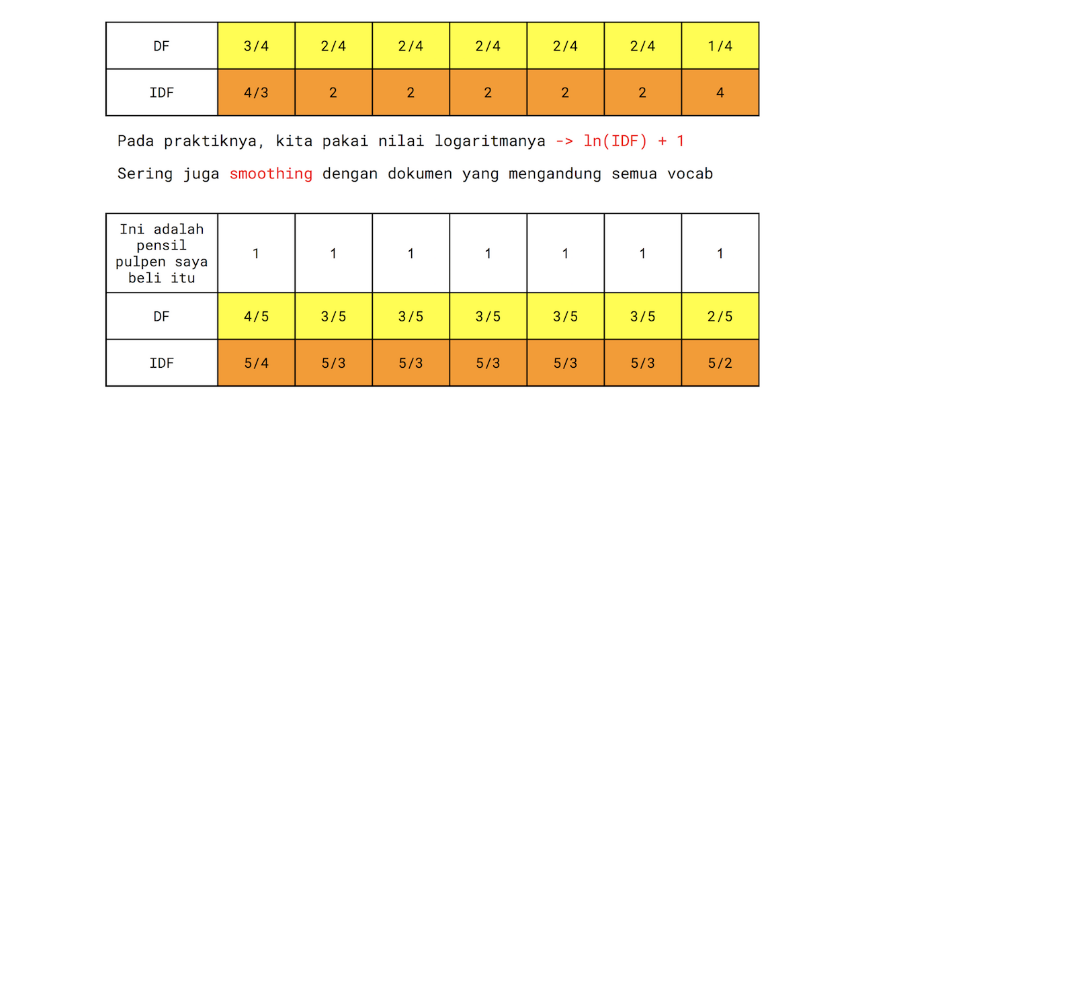
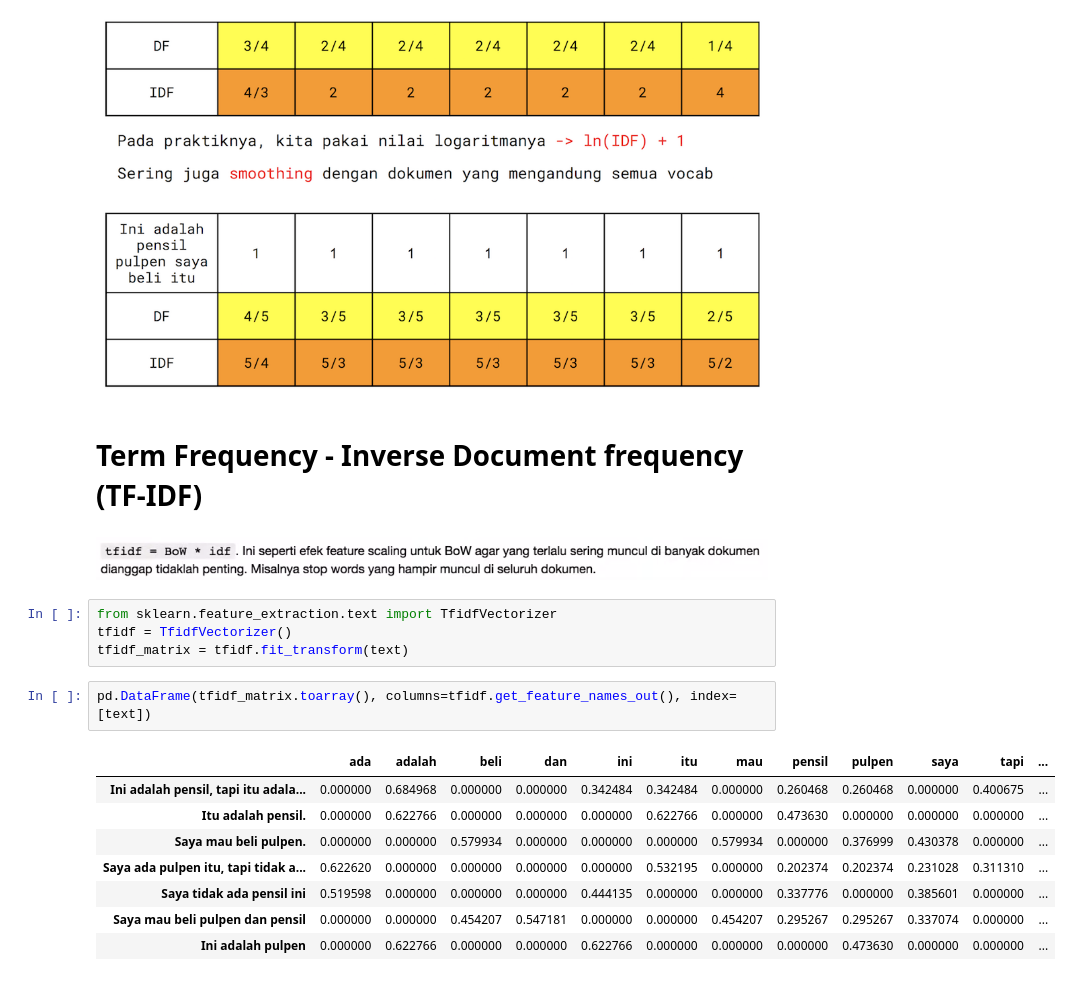
Before and after one commit to FransiscoReadyPermana/unstructured_data, a Jupyter notebook: 12 - Text Data/Part 2 - BoW and TFIDF.ipynb, the cells around one changed output. Saved outputs shown, nothing was run; the diff lists cells and outputs as text; blank space fills up the shorter version.

Commit message:
4-2 | Unstructured Data - Text end

```diff
--- a/12 - Text Data/Part 2 - BoW and TFIDF.ipynb
+++ b/12 - Text Data/Part 2 - BoW and TFIDF.ipynb
@@ -51,3 +51,22 @@ illustration.inverse_df
 illustration.practical_idf
 # %% [output]
 [figure]
+# %% [markdown]
+# Term Frequency - Inverse Document frequency (TF-IDF)
+# %% [markdown]
+![image.png](attachment:image.png)
+# %%
+from sklearn.feature_extraction.text import TfidfVectorizer
+tfidf = TfidfVectorizer()
+tfidf_matrix = tfidf.fit_transform(text)
+# %%
+pd.DataFrame(tfidf_matrix.toarray(), columns=tfidf.get_feature_names_out(), index=[text])
+# %% [output]
+|  | ada | adalah | beli | dan | ini | itu | mau | pensil | pulpen | saya | tapi | ... |
+| Ini adalah pensil, tapi itu adala... | 0.000000 | 0.684968 | 0.000000 | 0.000000 | 0.342484 | 0.342484 | 0.000000 | 0.260468 | 0.260468 | 0.000000 | 0.400675 | ... |
+| Itu adalah pensil. | 0.000000 | 0.622766 | 0.000000 | 0.000000 | 0.000000 | 0.622766 | 0.000000 | 0.473630 | 0.000000 | 0.000000 | 0.000000 | ... |
+| Saya mau beli pulpen. | 0.000000 | 0.000000 | 0.579934 | 0.000000 | 0.000000 | 0.000000 | 0.579934 | 0.000000 | 0.376999 | 0.430378 | 0.000000 | ... |
+| Saya ada pulpen itu, tapi tidak a... | 0.622620 | 0.000000 | 0.000000 | 0.000000 | 0.000000 | 0.532195 | 0.000000 | 0.202374 | 0.202374 | 0.231028 | 0.311310 | ... |
+| Saya tidak ada pensil ini | 0.519598 | 0.000000 | 0.000000 | 0.000000 | 0.444135 | 0.000000 | 0.000000 | 0.337776 | 0.000000 | 0.385601 | 0.000000 | ... |
+| Saya mau beli pulpen dan pensil | 0.000000 | 0.000000 | 0.454207 | 0.547181 | 0.000000 | 0.000000 | 0.454207 | 0.295267 | 0.295267 | 0.337074 | 0.000000 | ... |
+| Ini adalah pulpen | 0.000000 | 0.622766 | 0.000000 | 0.000000 | 0.622766 | 0.000000 | 0.000000 | 0.000000 | 0.473630 | 0.000000 | 0.000000 | ... |
```
Also changed, not shown: parts of 5 cells of this notebook, 2 other files.
